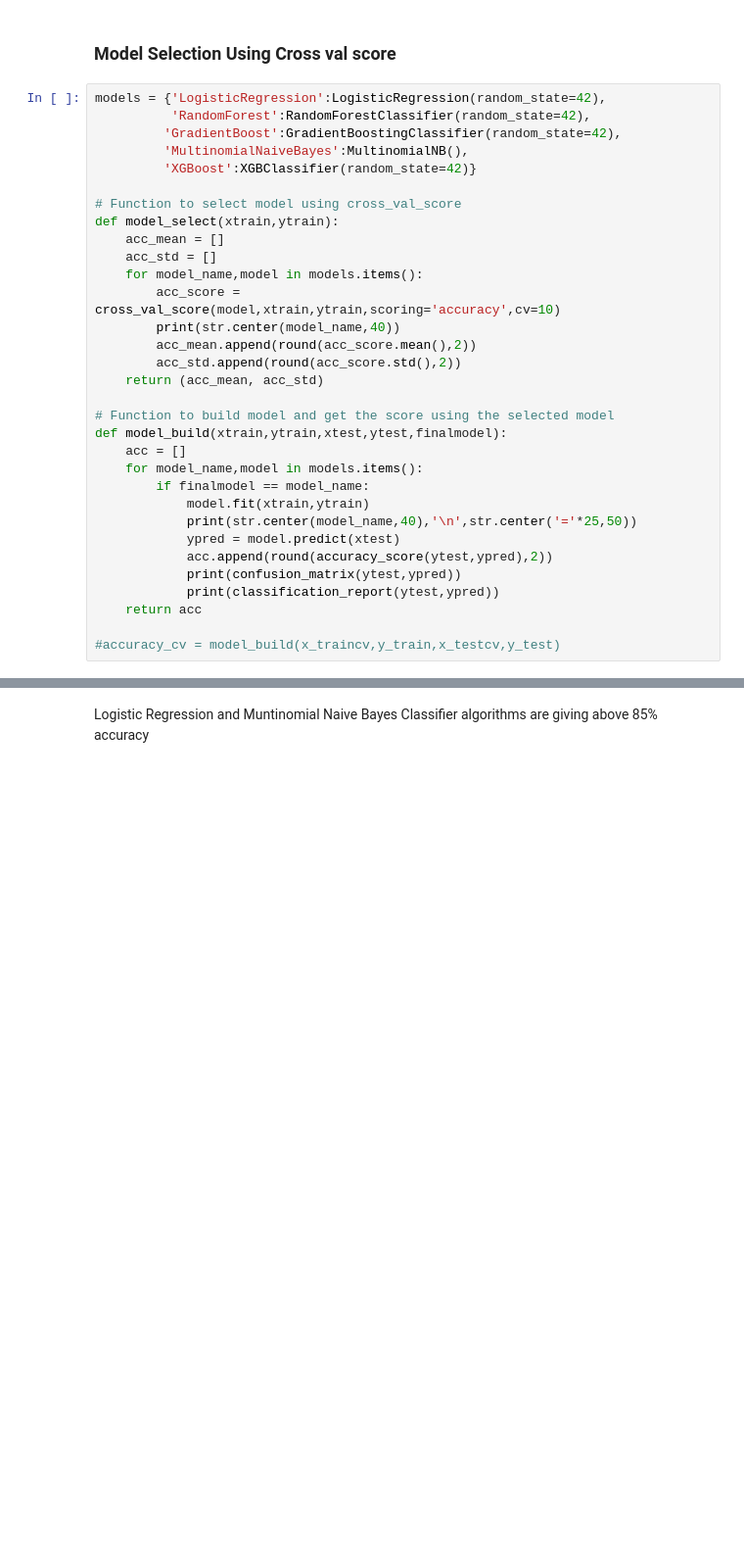
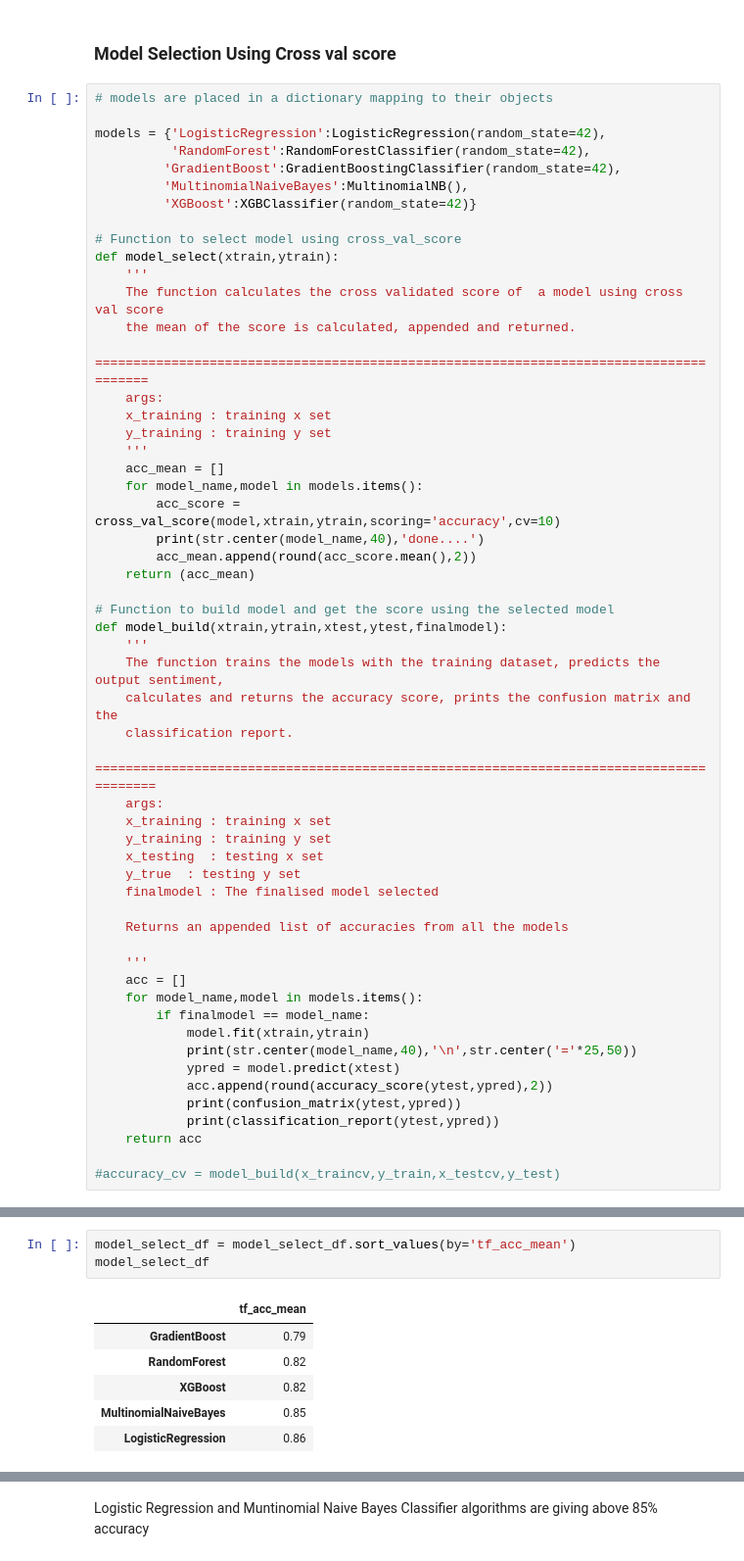
Before and after one commit to Thamannahafeez/Imdb_Review_Sentimentanalysis, a Jupyter notebook: IMdB Sentiment analysis.ipynb, the cells around one changed output, grey strips where cells are left out. Shown at 98% size. Saved outputs shown, nothing was run; the diff lists cells and outputs as text; blank space fills up the shorter version.

```diff
--- a/IMdB Sentiment analysis.ipynb
+++ b/IMdB Sentiment analysis.ipynb
@@ -157,6 +173,8 @@ x_testtf = tf.transform(x_test)
 # %% [markdown]
 ### Model Selection Using Cross val score
 # %%
+# models are placed in a dictionary mapping to their objects
+
 models = {'LogisticRegression':LogisticRegression(random_state=42),
           'RandomForest':RandomForestClassifier(random_state=42),
          'GradientBoost':GradientBoostingClassifier(random_state=42),
@@ -165,17 +183,38 @@ models = {'LogisticRegression':LogisticRegression(random_state=42),
 
 # Function to select model using cross_val_score
 def model_select(xtrain,ytrain):
+    '''
+    The function calculates the cross validated score of  a model using cross val score
+    the mean of the score is calculated, appended and returned.
+    =======================================================================================
+    args:
+    x_training : training x set
+    y_training : training y set
+    '''
     acc_mean = []
-    acc_std = []
     for model_name,model in models.items():
         acc_score = cross_val_score(model,xtrain,ytrain,scoring='accuracy',cv=10)
-        print(str.center(model_name,40))
+        print(str.center(model_name,40),'done....')
         acc_mean.append(round(acc_score.mean(),2))
-        acc_std.append(round(acc_score.std(),2))
-    return (acc_mean, acc_std)
+    return (acc_mean)
 
 # Function to build model and get the score using the selected model
 def model_build(xtrain,ytrain,xtest,ytest,finalmodel):
+    '''
+    The function trains the models with the training dataset, predicts the output sentiment,
+    calculates and returns the accuracy score, prints the confusion matrix and the
+    classification report.
+    ========================================================================================
+    args:
+    x_training : training x set
+    y_training : training y set
+    x_testing  : testing x set
+    y_true  : testing y set
+    finalmodel : The finalised model selected
+
+    Returns an appended list of accuracies from all the models
+
+    '''
     acc = []
     for model_name,model in models.items():
         if finalmodel == model_name:
@@ -231,0 +241,10 @@ model_select_df.plot()
+# %%
+model_select_df = model_select_df.sort_values(by='tf_acc_mean')
+model_select_df
+# %% [output]
+|  | tf_acc_mean |
+| GradientBoost | 0.79 |
+| RandomForest | 0.82 |
+| XGBoost | 0.82 |
+| MultinomialNaiveBayes | 0.85 |
+| LogisticRegression | 0.86 |
```
Also changed, not shown: parts of 9 cells of this notebook.
